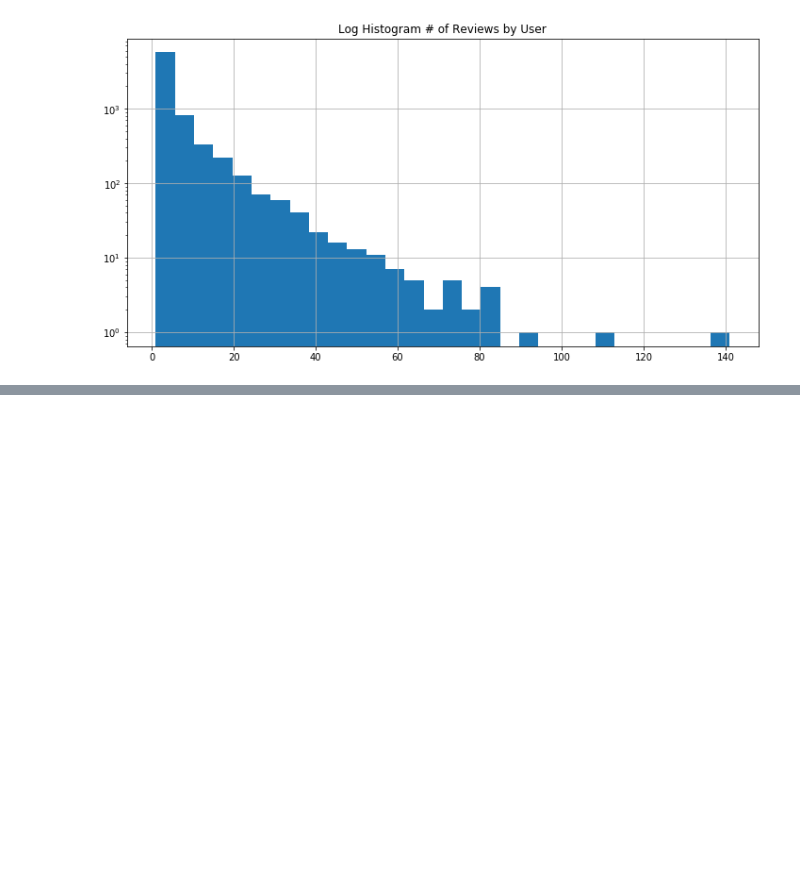
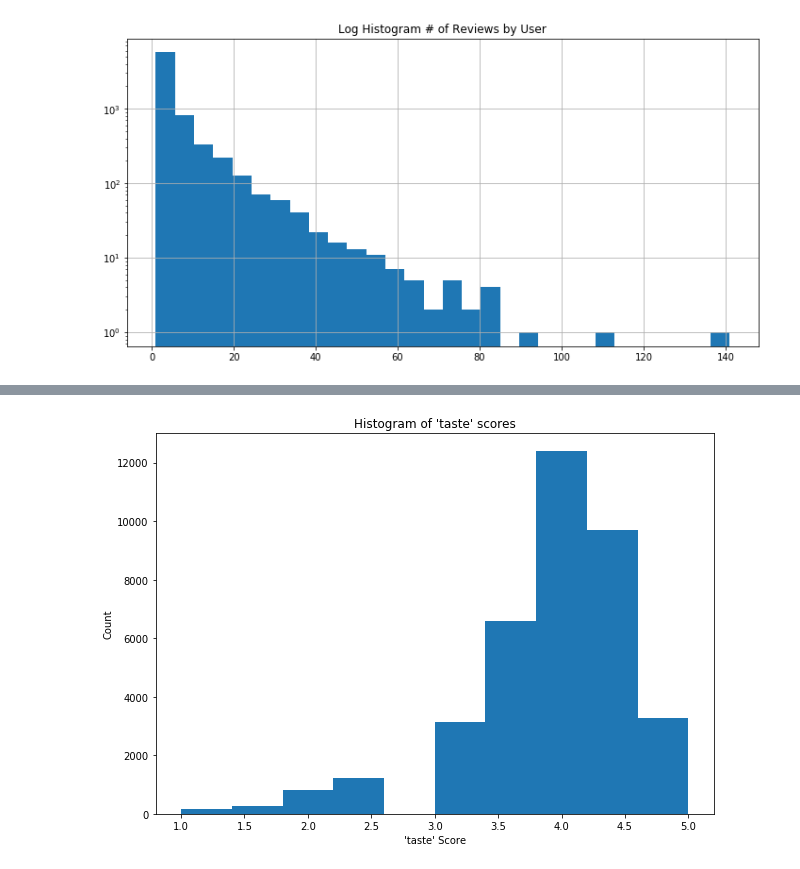
Before and after one commit to kschandr/DataProj2, a Jupyter notebook: InitialExploration.ipynb, the cells around one changed output, grey strips where cells are left out. Saved outputs shown, nothing was run; the diff lists cells and outputs as text; code cells hidden in the pictures; blank space fills up the shorter version.

Commit message:
Add more plots and exploratory analysis

```diff
--- a/InitialExploration.ipynb
+++ b/InitialExploration.ipynb
@@ -73,0 +77,11 @@ plt.title('Number of Beer with a particular Style');
+# %%
+def hist_of_score(score_name):
+    plt.figure(figsize=(10, 7))
+    plt.hist(review_df[score_name])
+    plt.title(f"Histogram of '{score_name}' scores")
+    plt.xlabel(f"'{score_name}' Score")
+    plt.ylabel(f"Count")
+# %%
+hist_of_score('taste')
+# %% [output]
+[figure, added]
```
Also changed, not shown: parts of 9 cells of this notebook.
